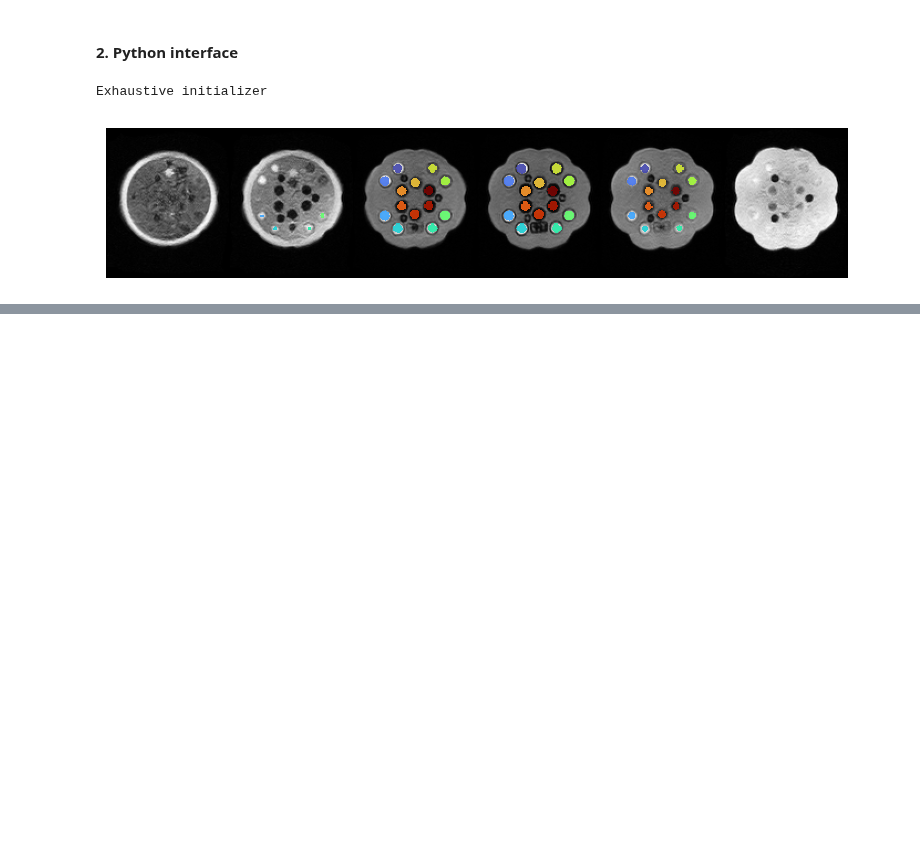
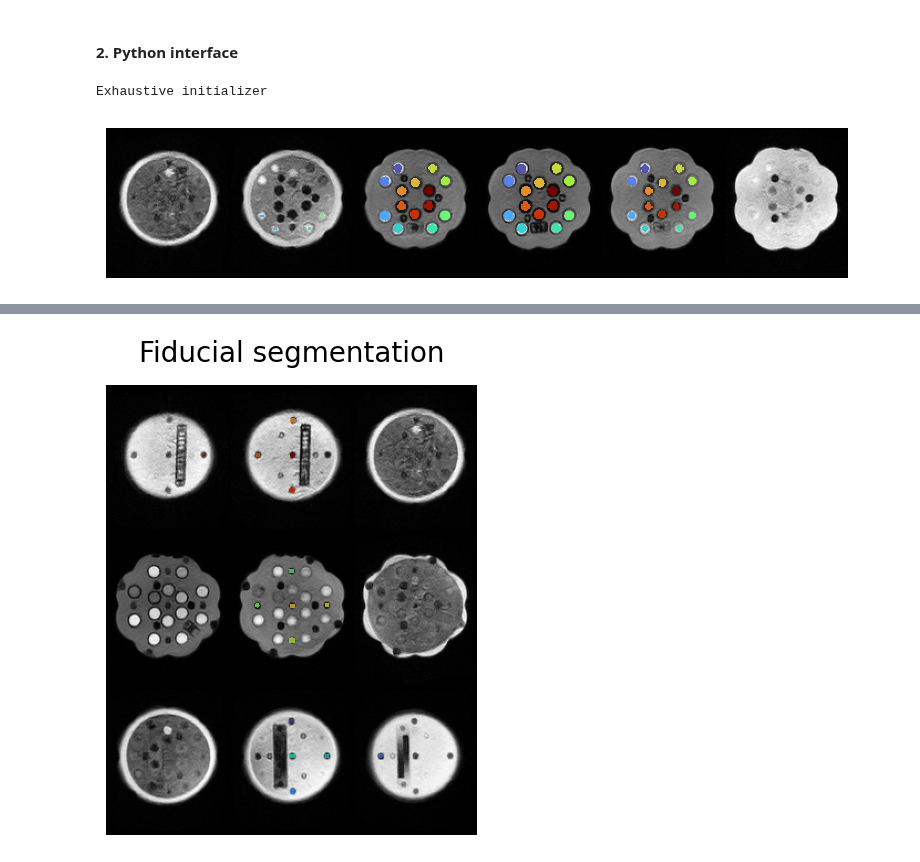
Before and after one commit to UNITY-Physics/fw-ghostStats, a Jupyter notebook: examples/unity_QA/basic_api/single_demo.ipynb, the cells around one changed output, grey strips where cells are left out. Saved outputs shown, nothing was run; the diff lists cells and outputs as text; code cells hidden in the pictures; blank space fills up the shorter version.

```diff
--- a/examples/unity_QA/basic_api/single_demo.ipynb
+++ b/examples/unity_QA/basic_api/single_demo.ipynb
@@ -159,0 +164,4 @@ The same approach is used for any other mask.
+# %%
+input = 'NIFTI/20230828_T2_(AXI,_Fast)_20230828083112_4.nii'
+output = 'seg/T2w_axi_1_nnUnet_fid.nii.gz'
+run_prediction(input, output, 'axi', device='cpu', keep=False)
@@ -159,0 +203,6 @@ The same approach is used for any other mask.
+# %%
+img = ants.image_read(input)
+seg = ants.image_read(output)
+img.plot(axis=2, overlay=seg, overlay_alpha=0.75, slices=[9,10,11,19,20,21,28,29,30], ncol=3, title='Fiducial segmentation')
+# %% [output]
+[figure, added]
```
Also changed, not shown: parts of 3 cells of this notebook, 2 other files.
